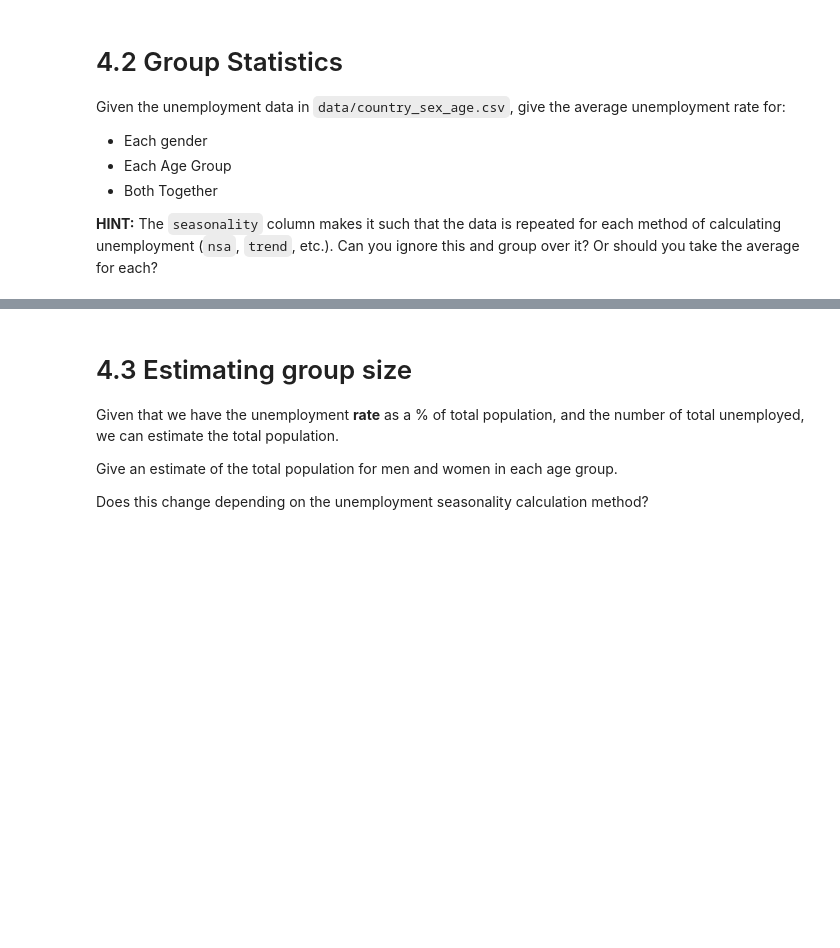
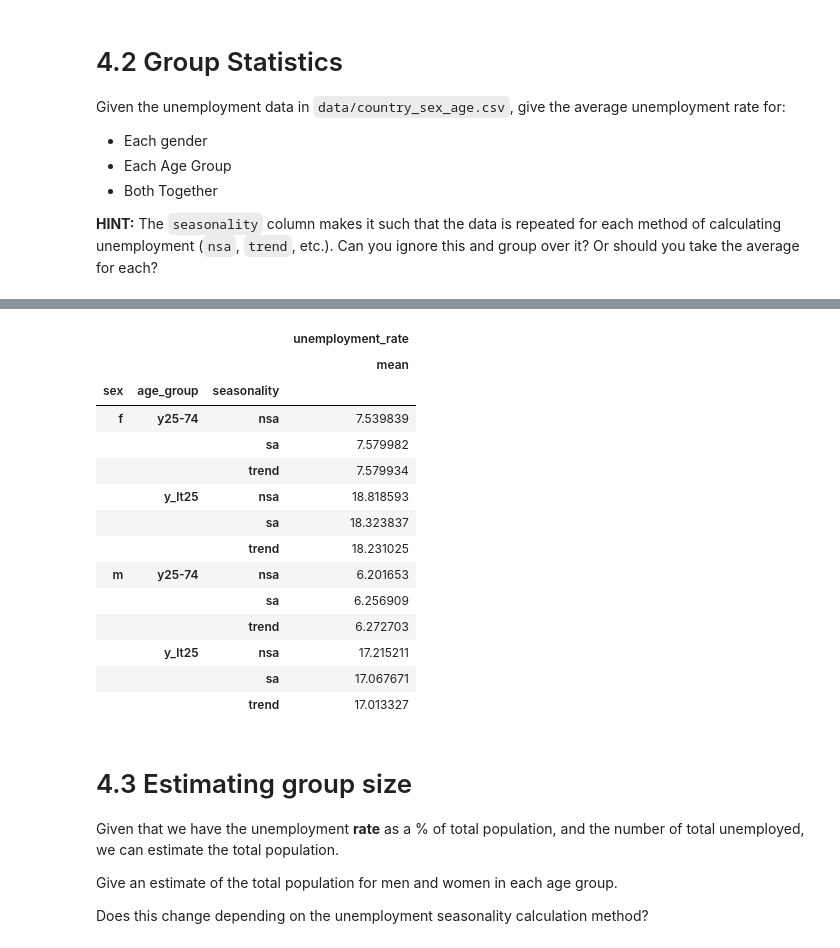
Before and after one commit to cb-ds-1/m2-1-pandas, a Jupyter notebook: workshop.ipynb, the cells around one changed output, grey strips where cells are left out. Saved outputs shown, nothing was run; the diff lists cells and outputs as text; code cells hidden in the pictures; blank space fills up the shorter version.

```diff
--- a/workshop.ipynb
+++ b/workshop.ipynb
@@ -135,3 +353,6 @@ Given the unemployment data in `data/country_sex_age.csv`, give the average unem
 - Both Together
 
 **HINT:** The `seasonality` column makes it such that the data is repeated for each method of calculating unemployment (`nsa`, `trend`, etc.). Can you ignore this and group over it? Or should you take the average for each?
+# %%
+df_stats = pd.read_csv("data/country_sex_age.csv")
+df_stats.groupby(['sex','seasonality']).agg({'unemployment_rate' : ['mean']})
@@ -138,3 +381,21 @@ Given the unemployment data in `data/country_sex_age.csv`, give the average unem
+# %%
+df_stats.groupby(['sex','age_group','seasonality']).agg({'unemployment_rate' : ['mean']})
+# %% [output]
+|  |  |  | unemployment_rate |
+|  |  |  | mean |
+| sex | age_group | seasonality |  |
+| f | y25-74 | nsa | 7.539839 |
+|  |  | sa | 7.579982 |
+|  |  | trend | 7.579934 |
+|  | y_lt25 | nsa | 18.818593 |
+|  |  | sa | 18.323837 |
+|  |  | trend | 18.231025 |
+| m | y25-74 | nsa | 6.201653 |
+|  |  | sa | 6.256909 |
+|  |  | trend | 6.272703 |
+|  | y_lt25 | nsa | 17.215211 |
+|  |  | sa | 17.067671 |
+|  |  | trend | 17.013327 |
 # %% [markdown]
 # 4.3 Estimating group size
 
```
Also changed, not shown: parts of 26 cells of this notebook.
